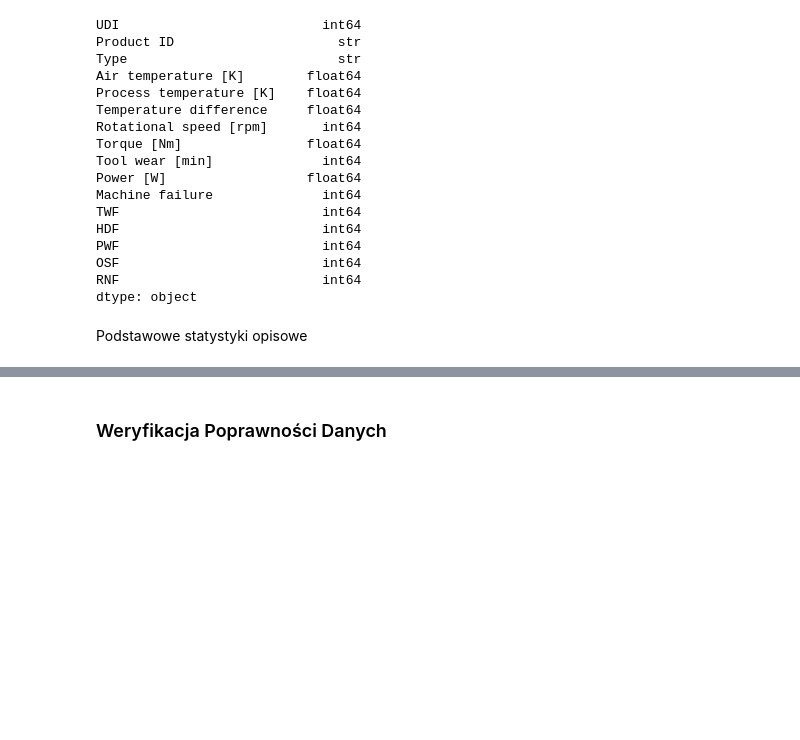
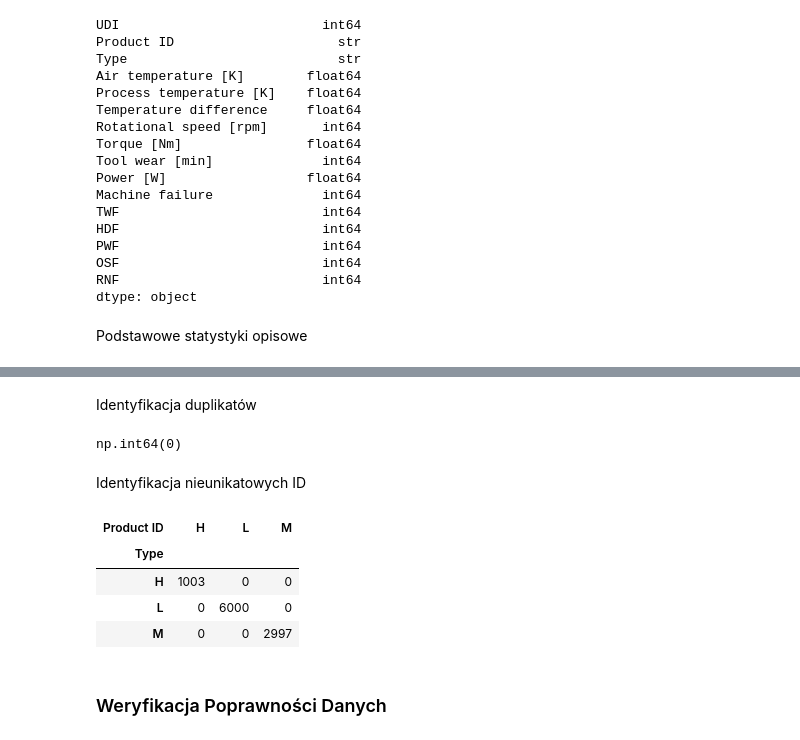
Before and after one commit to KacperKnapek/Machine-failure-prediction, a Jupyter notebook: notebooks/01_eda.ipynb, the cells around one changed output, grey strips where cells are left out. Drawn from its saved outputs; the diff is of its cells as text; code cells hidden in the pictures; blank space fills up the shorter version.

```diff
--- a/notebooks/01_eda.ipynb
+++ b/notebooks/01_eda.ipynb
@@ -112,6 +112,22 @@ df.describe()
 | 50% | 5000.50000 | 300.100000 | 310.100000 | 9.800000 | 1503.000000 | ... |
 | 75% | 7500.25000 | 301.500000 | 311.100000 | 11.000000 | 1612.000000 | ... |
 | max | 10000.00000 | 304.500000 | 313.800000 | 12.100000 | 2886.000000 | ... |
+# %% [markdown]
+Identyfikacja duplikatów
+# %%
+df.duplicated().sum()
+# %% [output]
+np.int64(0)
+# %% [markdown]
+Identyfikacja nieunikatowych ID
+# %%
+pd.crosstab(df['Type'], df["Product ID"].str[0])
+# %% [output]
+| Product ID | H | L | M |
+| Type |  |  |  |
+| H | 1003 | 0 | 0 |
+| L | 0 | 6000 | 0 |
+| M | 0 | 0 | 2997 |
 # %% [markdown]
 ### Weryfikacja Poprawności Danych
 # %% [markdown]
```
Also changed, not shown: parts of 17 cells of this notebook, 2 other files.
